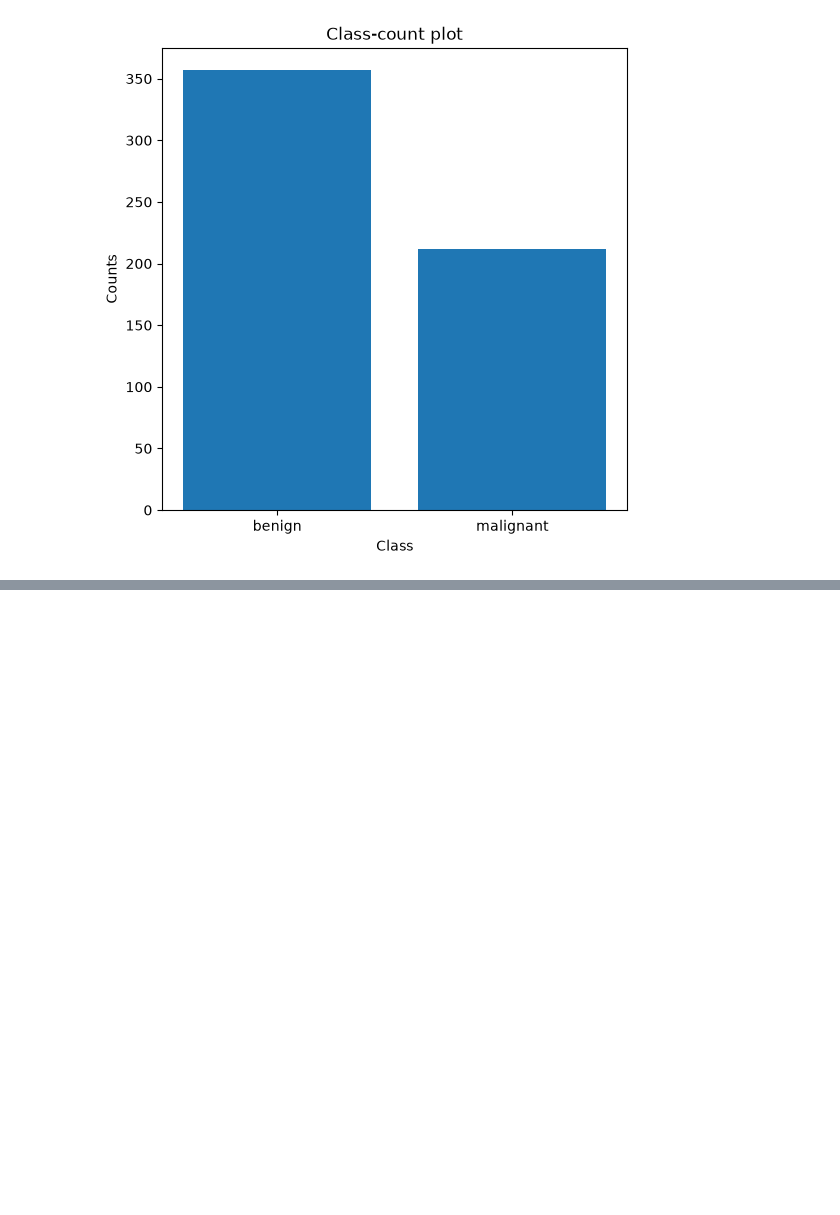
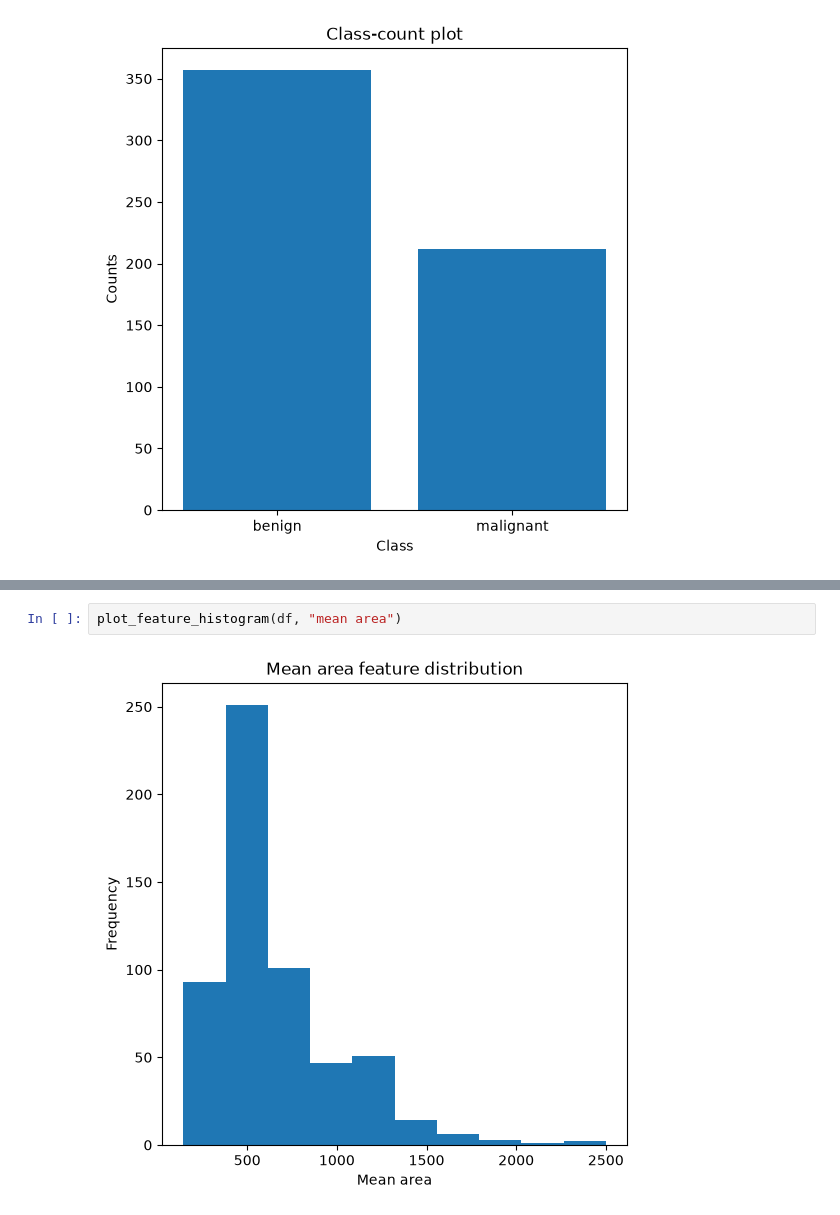
Before and after one commit to johojding/exploratory-analysis, a Jupyter notebook: notebooks/eda.ipynb, the cells around one changed output, grey strips where cells are left out. Cells and saved outputs as stored; diff of their text form; blank space fills up the shorter version.

```diff
--- a/notebooks/eda.ipynb
+++ b/notebooks/eda.ipynb
@@ -33,0 +52,4 @@ fig.savefig("../reports/class_balance.png", bbox_inches="tight")
+# %%
+plot_feature_histogram(df, "mean area")
+# %% [output]
+[figure, added]
```
Also changed, not shown: parts of 3 cells of this notebook, 3 other files.
